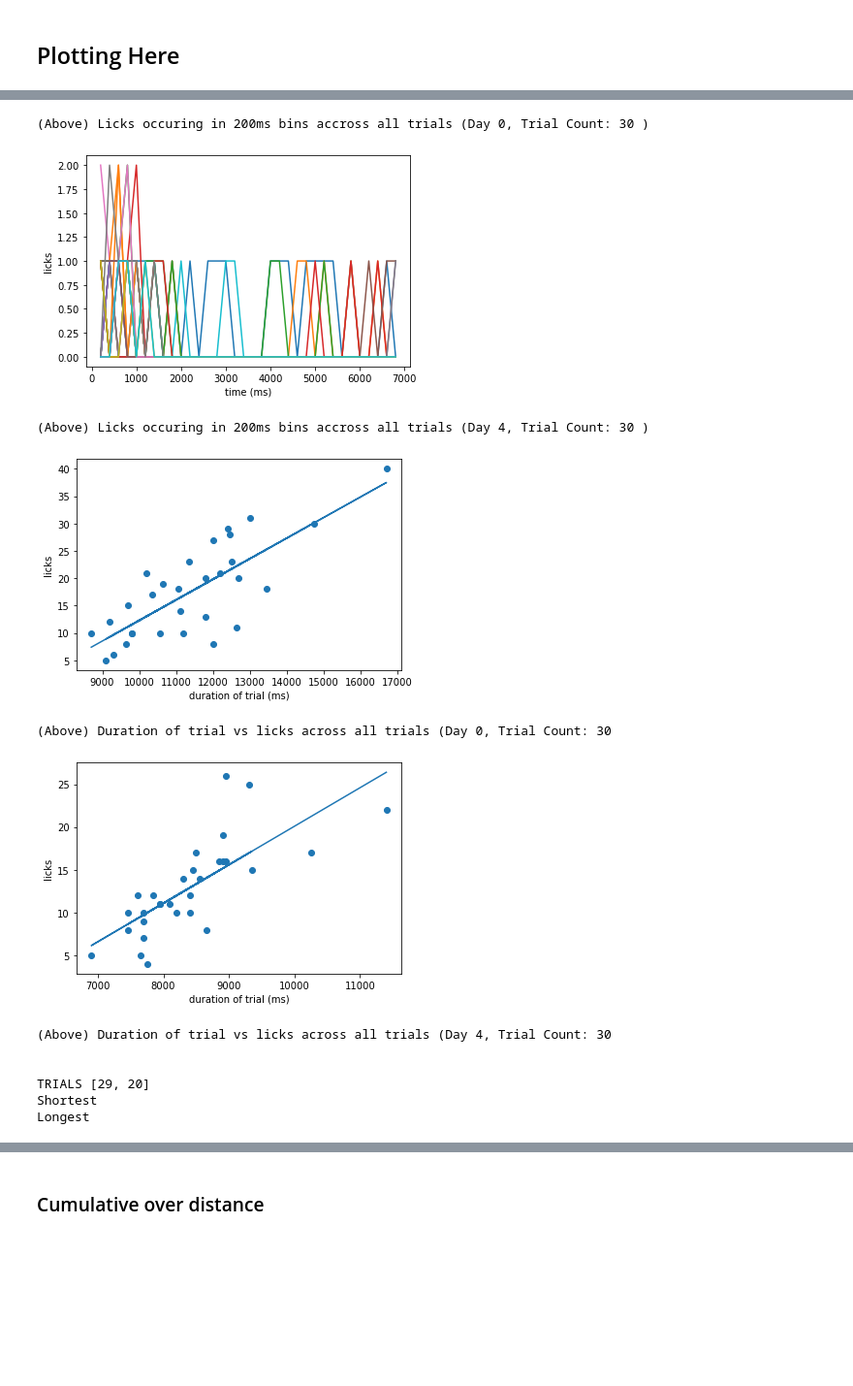
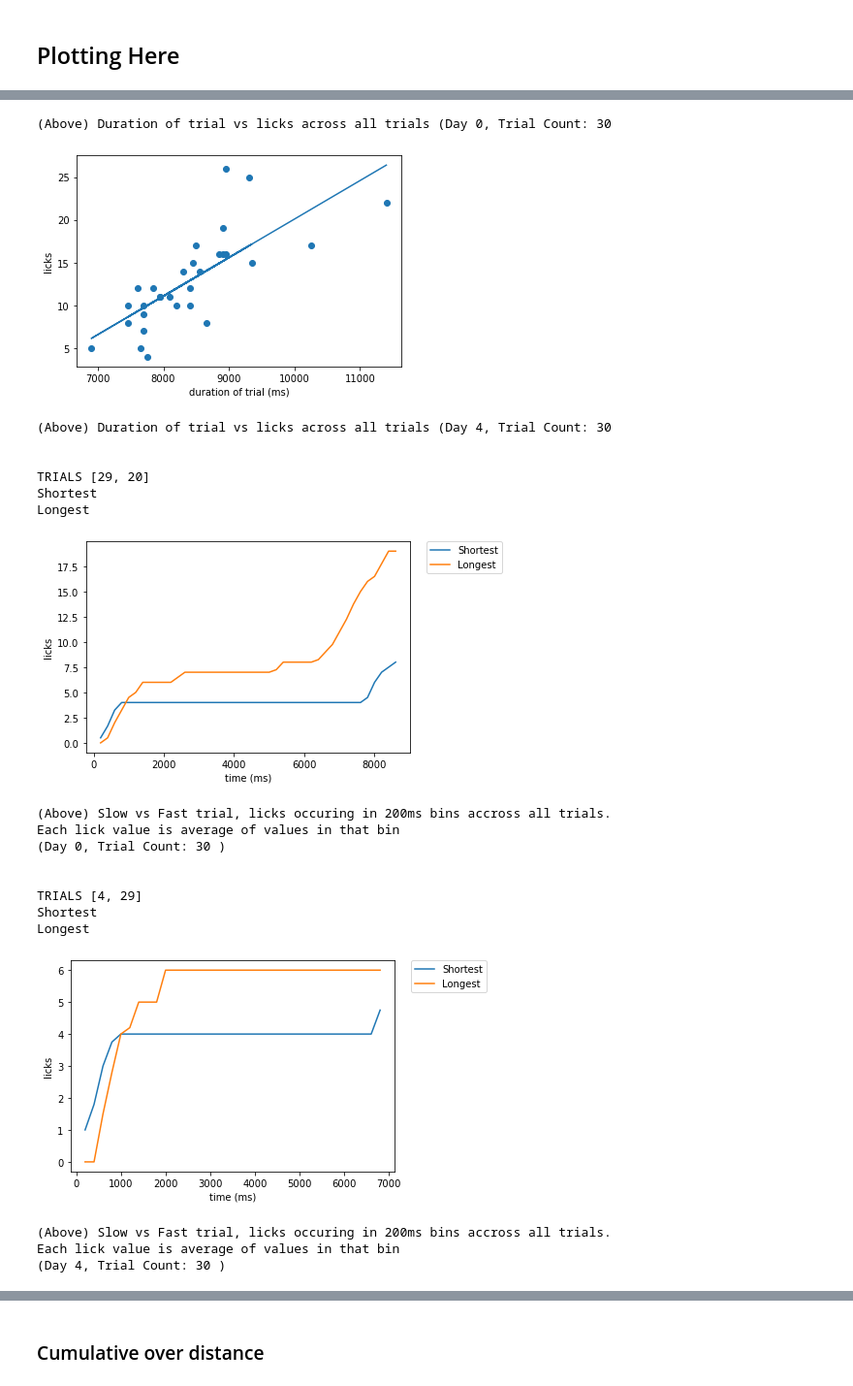
Before and after one commit to sophiakolak/6998-what-is-time, a Jupyter notebook: data/Lick_Rate_and_Time.ipynb, the cells around one changed output, grey strips where cells are left out. Shown at 97% size. Drawn from its saved outputs; the diff is of its cells as text; code cells hidden in the pictures; blank space fills up the shorter version.

Commit message:
graphsss

```diff
--- a/data/Lick_Rate_and_Time.ipynb
+++ b/data/Lick_Rate_and_Time.ipynb
@@ -218,7 +232,7 @@ spatially binned lap_dictionary4
 #                            #
 ##############################
 
-
+# Plots number of licks that occur in each bin
 def plot1(time_binned_dictionary, printFlag):
     for trial in time_binned_dictionary:
         if printFlag:
@@ -248,11 +262,12 @@ def plot1(time_binned_dictionary, printFlag):
     #plt.legend(bbox_to_anchor=(1.05, 1), loc='upper left', borderaxespad=0.)
     plt.show()
 
-plot1(time_binned_dictionary, printFlag=False)
-print("(Above) Licks occuring in 200ms bins accross all trials (Day 0, Trial Count:", trial_count,")\n\n")
+### NOT SUPER HELPFUL
+#plot1(time_binned_dictionary, printFlag=False)
+#print("(Above) Licks occuring in 200ms bins accross all trials (Day 0, Trial Count:", trial_count,")\n\n")
 
-plot1(time_binned_dictionary4, printFlag=False)
-print("(Above) Licks occuring in 200ms bins accross all trials (Day 4, Trial Count:", trial_count,")\n\n")
+#plot1(time_binned_dictionary4, printFlag=False)
+#print("(Above) Licks occuring in 200ms bins accross all trials (Day 4, Trial Count:", trial_count,")\n\n")
 
 
 def dur(durations, licks):
@@ -276,7 +291,7 @@ print("(Above) Duration of trial vs licks across all trials (Day 4, Trial Count:
 
 
 
-def plotFastVSlow(shortest_trial, min_time, longest_trial, max_time, time_binned_dictionary):
+def plotFastVSlow(mean_flag, shortest_trial, min_time, longest_trial, max_time, time_binned_dictionary):
     trials=[shortest_trial, longest_trial]
     print("TRIALS", trials)
     counter = 0
@@ -292,10 +307,14 @@ def plotFastVSlow(shortest_trial, min_time, longest_trial, max_time, time_binned
             currBin = time_binned_dictionary[trial][bin]
             #print(counter)
             first = currBin.iloc[0][3]
+            mean = currBin[3].mean()
             #last = currBin.iloc[-1][3]
             #lick_count = last - first
             #licksY.append(lick_count)
-            licksY.append(first)
+            if mean_flag==False:
+                licksY.append(first)
+            else: # mean_flag==True
+                licksY.append(mean)
             timeX.append(bin)
             #print(lick_count, bin)
         x = np.array(timeX)
@@ -307,12 +326,22 @@ def plotFastVSlow(shortest_trial, min_time, longest_trial, max_time, time_binned
     plt.legend(bbox_to_anchor=(1.05, 1), loc='upper left', borderaxespad=0.)
     plt.show()
 
-plotFastVSlow(shortest_trial, min_time, longest_trial, max_time, time_binned_dictionary)
-print("(Above) Slow vs Fast trial, licks occuring in 200ms bins accross all trials \n(Day 0, Trial Count:", trial_count,")\n\n")
+#mean_flag = False
+#plotFastVSlow(mean_flag, shortest_trial, min_time, longest_trial, max_time, time_binned_dictionary)
+#print("(Above) Slow vs Fast trial, licks occuring in 200ms bins accross all trials \n(Day 0, Trial Count:", trial_count,")\n\n")
 
-plotFastVSlow(shortest_trial4, min_time4, longest_trial4, max_time4, time_binned_dictionary4)
-print("(Above) Slow vs Fast trial, licks occuring in 200ms bins accross all trials \n(Day 4, Trial Count:", trial_count,")\n\n")
+mean_flag = True
+plotFastVSlow(mean_flag, shortest_trial, min_time, longest_trial, max_time, time_binned_dictionary)
+print("(Above) Slow vs Fast trial, licks occuring in 200ms bins accross all trials.\nEach lick value is average of values in that bin\n(Day 0, Trial Count:", trial_count,")\n\n")
 
+
+#mean_flag = False
+#plotFastVSlow(mean_flag, shortest_trial4, min_time4, longest_trial4, max_time4, time_binned_dictionary4)
+#print("(Above) Slow vs Fast trial, licks occuring in 200ms bins accross all trials \n(Day 4, Trial Count:", trial_count,")\n\n")
+
+mean_flag = True
+plotFastVSlow(mean_flag, shortest_trial4, min_time4, longest_trial4, max_time4, time_binned_dictionary4)
+print("(Above) Slow vs Fast trial, licks occuring in 200ms bins accross all trials.\nEach lick value is average of values in that bin \n(Day 4, Trial Count:", trial_count,")\n\n")
 
 
 
@@ -338,25 +367,21 @@ def space_bins_anticipatory(space_binned_dictionary):
     plt.show()
 
 space_bins_anticipatory(space_binned_dictionary)
-print("(Above) Space bins, licks occuring in 200ms bins accross all trials \n(Day 0, Trial Count:", trial_count,")\n\n")
-
+print("(Above) Space bins, licks occuring in 200ms bins (non-cumulative) accross all trials \n(Day 0, Trial Count:", trial_count,")\n\n")
 
 space_bins_anticipatory(space_binned_dictionary4)
-print("(Above) Space bins, licks occuring in 200ms bins accross all trials \n(Day 4, Trial Count:", trial_count,")\n\n")
+print("(Above) Space bins, licks occuring in 200ms bins (non-cumulative) accross all trials \n(Day 4, Trial Count:", trial_count,")\n\n")
 
 
 #bin the trial
 #find the average lick per second over the trial
 #Plot line graph of average licks per second against time bin
 
-
 #(pick a fast and slow trial and compare results)
-
 
 #bin in 200ms bins
 #num_of_bins = int(time // 200)
 #print("number of bins:", num_of_bins)
-
 
 #find amount of licks per bin  and store as variable
 #def lick_time (total licks, time):
@@ -381,12 +406,21 @@ print("(Above) Space bins, licks occuring in 200ms bins accross all trials \n(Da
-(Above) Licks occuring in 200ms bins accross all trials (Day 0, Trial Count: 30 )
+(Above) Duration of trial vs licks across all trials (Day 0, Trial Count: 30
-[figure, old version]
+[figure, new version]
-(Above) Licks occuring in 200ms bins accross all trials (Day 4, Trial Count: 30 )
+(Above) Duration of trial vs licks across all trials (Day 4, Trial Count: 30
+
+
+TRIALS [29, 20]
+Shortest
+Longest
-[figure, old version]
+[figure, new version]
-(Above) Duration of trial vs licks across all trials (Day 0, Trial Count: 30
+(Above) Slow vs Fast trial, licks occuring in 200ms bins accross all trials.
+Each lick value is average of values in that bin
+(Day 0, Trial Count: 30 )
+
+
+TRIALS [4, 29]
+Shortest
+Longest
-[figure, old version]
+[figure, new version]
-(Above) Duration of trial vs licks across all trials (Day 4, Trial Count: 30
-
-
-TRIALS [29, 20]
-Shortest
-Longest
+(Above) Slow vs Fast trial, licks occuring in 200ms bins accross all trials.
+Each lick value is average of values in that bin
+(Day 4, Trial Count: 30 )
```
Also changed, not shown: parts of 8 cells of this notebook.
